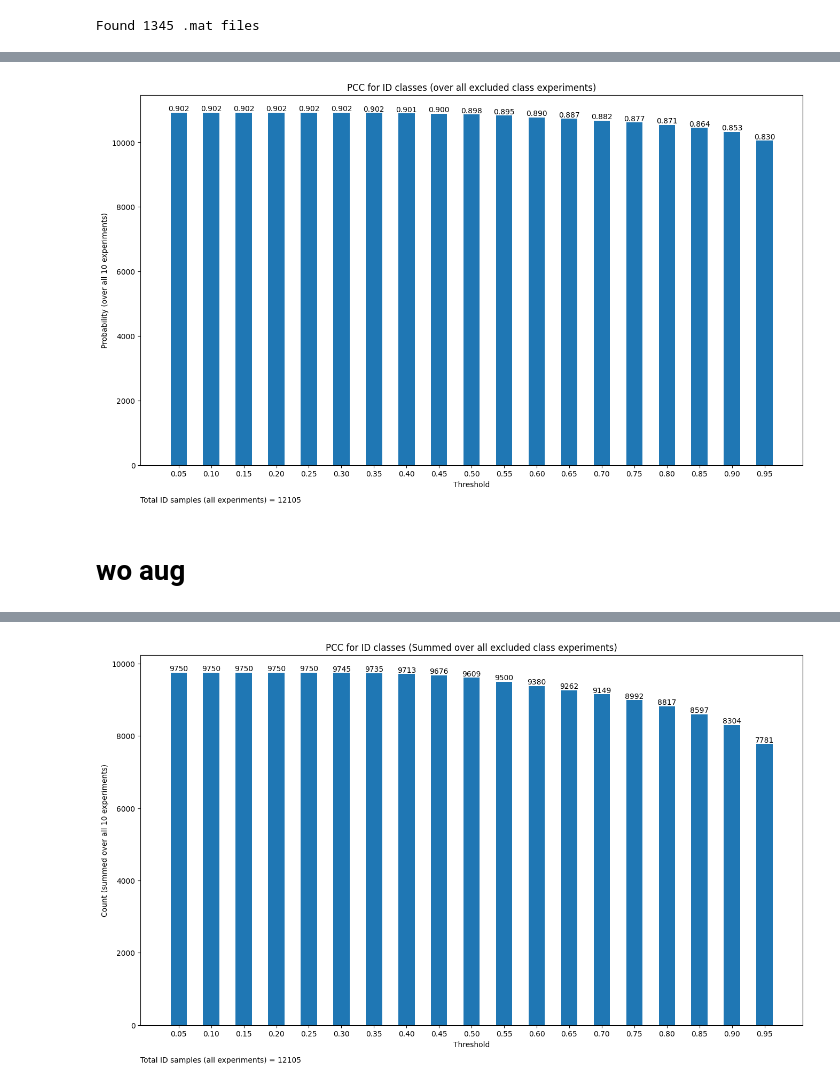
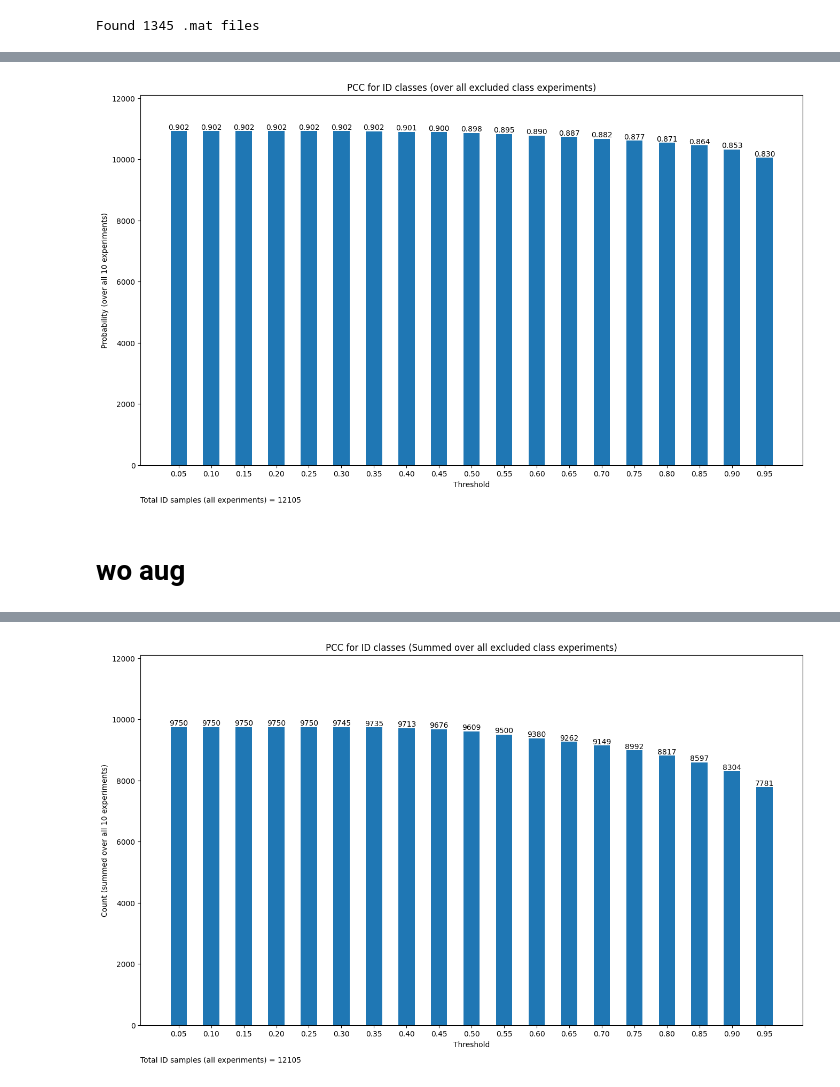
Before and after one commit to alvin-ng44/SAR_ML, a Jupyter notebook: notebooks/SSR/OOD/avg_PCC.ipynb, the cells around one changed output, grey strips where cells are left out. Saved outputs shown, nothing was run; the diff lists cells and outputs as text; code cells hidden in the pictures.

```diff
--- a/notebooks/SSR/OOD/avg_PCC.ipynb
+++ b/notebooks/SSR/OOD/avg_PCC.ipynb
@@ -211,12 +213,14 @@ for i, count in enumerate(count_above_threshold_all):
 
 ax.text(0, -0.1, f"Total ID samples (all experiments) = {total_id}", transform=ax.transAxes)
 
+ax.set_ylim(0, 12105)
+
 ax.set_xlabel('Threshold')
 ax.set_ylabel('Probability (over all 10 experiments)')
 ax.set_title('PCC for ID classes (over all excluded class experiments)')
 plt.show()
 # %% [output]
-[figure, old version]
+[figure, new version]
 # %% [markdown]
 # wo aug
 # %%
@@ -321,34 +325,36 @@ Evaluating Run 0: seed 42
 # %%
 threshold = np.arange(0.05, 1.0, 0.05)
 count_above_threshold_all = np.zeros(len(threshold), dtype=int)
 
 for excluded_label in range(10):
     labels = label_full_flat[excluded_label]
     confidences = prob_full_flat[excluded_label]
     preds_og = pred_og_full_flat[excluded_label]
 
     for j, t in enumerate(threshold):
         correct_mask = (labels == preds_og)
         correct_conf = confidences[correct_mask]
         count_above_threshold_all[j] += np.sum(correct_conf >= t)
 
 fig = plt.figure(figsize=(16, 9))
 ax = fig.add_subplot(111)
 ax.bar(threshold, count_above_threshold_all, width=0.025, align='center')
 ax.set_xticks(threshold, [f"{t:.2f}" for t in threshold])
 
 for i, count in enumerate(count_above_threshold_all):
     ax.text(threshold[i], count + 0.5, str(count), ha='center', va='bottom')
 
 total_id = sum((label_full_flat[i] != i).sum() for i in range(10))
 ax.text(0, -0.1, f"Total ID samples (all experiments) = {total_id}", transform=ax.transAxes)
 
+ax.set_ylim(0, 12105)
+
 ax.set_xlabel('Threshold')
 ax.set_ylabel('Count (summed over all 10 experiments)')
 ax.set_title('PCC for ID classes (Summed over all excluded class experiments)')
 plt.show()
 # %% [output]
-[figure, old version]
+[figure, new version]
 # %%
 threshold = np.arange(0.05, 1.0, 0.05)
 count_above_threshold_all = np.zeros(len(threshold), dtype=int)
```
Also changed, not shown: parts of 2 cells of this notebook, 1 other file.
